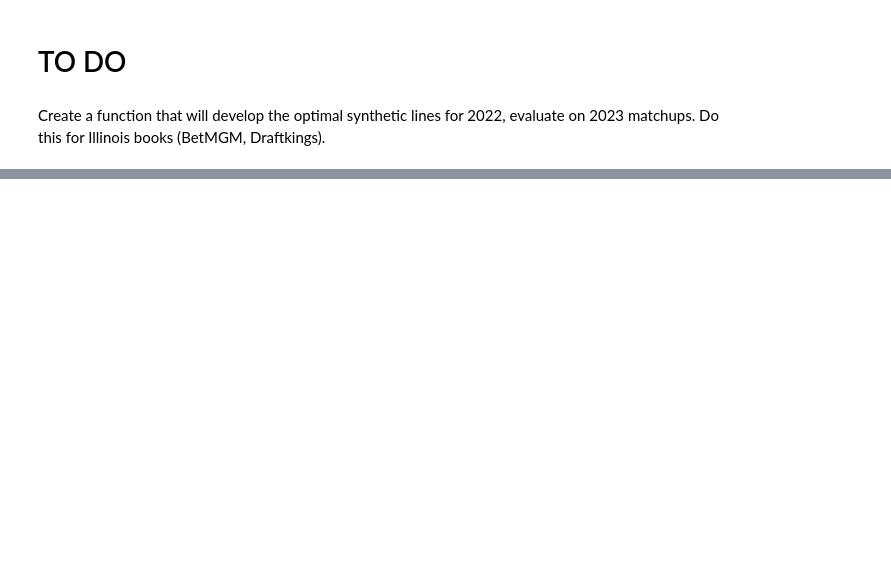
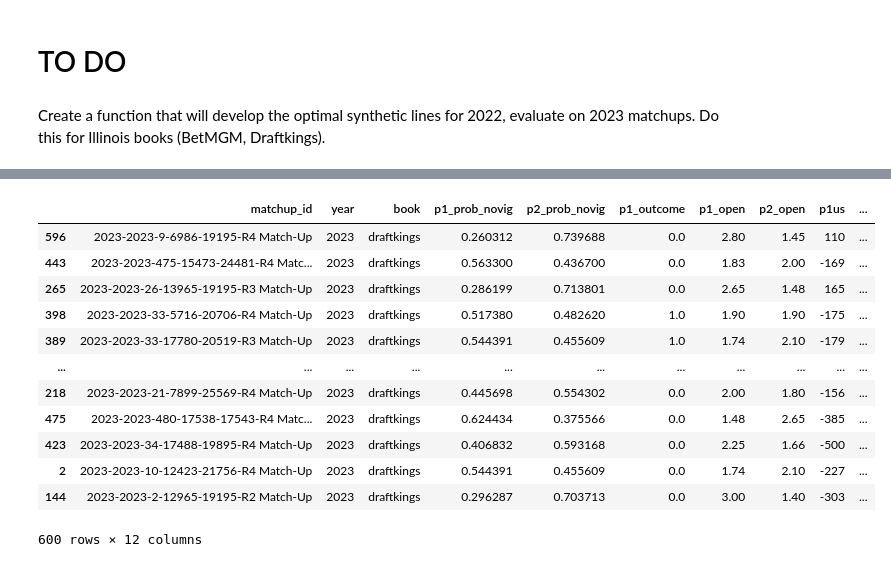
Before and after one commit to smboren2/datagolf-api, a Jupyter notebook: analysis/synthetic_round_matchups.ipynb, the cells around one changed output, grey strips where cells are left out. Cells and saved outputs as stored; diff of their text form; code cells hidden in the pictures; blank space fills up the shorter version.

```diff
--- a/analysis/synthetic_round_matchups.ipynb
+++ b/analysis/synthetic_round_matchups.ipynb
@@ -266,0 +370,6 @@ Create a function that will develop the optimal synthetic lines for 2022, evalua
+# %%
+def dec_to_us(decimal):
+    if decimal < 2:
+        return round(-100/(decimal - 1))
+    else:
+        return round(100*(decimal - 1))
@@ -266,0 +382,29 @@ Create a function that will develop the optimal synthetic lines for 2022, evalua
+# %%
+evdf = (crisdf
+ .query("book == 'draftkings'")
+ .drop(columns=['p1_open','p2_open','p1_close','p2_close'], axis=1)
+ .merge(crisdf.query("book == 'betmgm'")[['matchup_id','p1_open','p2_open']])
+ .assign(
+     p1us = crisdf.p1_close.apply(dec_to_us),
+     p2us = crisdf.p2_close.apply(dec_to_us),
+     ifwin = ,
+     iflose = ,
+     p1ev = crisdf['p1_prob_novig']*crisdf['p1_open'] - 1,
+     p2ev = crisdf['p2_prob_novig']*crisdf['p2_open'] - 1)
+)
+# %%
+evdf.sort_values(['p2ev'], ascending=False)
+# %% [output]
+|  | matchup_id | year | book | p1_prob_novig | p2_prob_novig | p1_outcome | p1_open | p2_open | p1us | ... |
+| 596 | 2023-2023-9-6986-19195-R4 Match-Up | 2023 | draftkings | 0.260312 | 0.739688 | 0.0 | 2.80 | 1.45 | 110 | ... |
+| 443 | 2023-2023-475-15473-24481-R4 Matc... | 2023 | draftkings | 0.563300 | 0.436700 | 0.0 | 1.83 | 2.00 | -169 | ... |
+| 265 | 2023-2023-26-13965-19195-R3 Match-Up | 2023 | draftkings | 0.286199 | 0.713801 | 0.0 | 2.65 | 1.48 | 165 | ... |
+| 398 | 2023-2023-33-5716-20706-R4 Match-Up | 2023 | draftkings | 0.517380 | 0.482620 | 1.0 | 1.90 | 1.90 | -175 | ... |
+| 389 | 2023-2023-33-17780-20519-R3 Match-Up | 2023 | draftkings | 0.544391 | 0.455609 | 1.0 | 1.74 | 2.10 | -179 | ... |
+| ... | ... | ... | ... | ... | ... | ... | ... | ... | ... | ... |
+| 218 | 2023-2023-21-7899-25569-R4 Match-Up | 2023 | draftkings | 0.445698 | 0.554302 | 0.0 | 2.00 | 1.80 | -156 | ... |
+| 475 | 2023-2023-480-17538-17543-R4 Matc... | 2023 | draftkings | 0.624434 | 0.375566 | 0.0 | 1.48 | 2.65 | -385 | ... |
+| 423 | 2023-2023-34-17488-19895-R4 Match-Up | 2023 | draftkings | 0.406832 | 0.593168 | 0.0 | 2.25 | 1.66 | -500 | ... |
+| 2 | 2023-2023-10-12423-21756-R4 Match-Up | 2023 | draftkings | 0.544391 | 0.455609 | 0.0 | 1.74 | 2.10 | -227 | ... |
+| 144 | 2023-2023-2-12965-19195-R2 Match-Up | 2023 | draftkings | 0.296287 | 0.703713 | 0.0 | 3.00 | 1.40 | -303 | ... |
+600 rows × 12 columns
```
Also changed, not shown: parts of 42 cells of this notebook, 6 other files.
